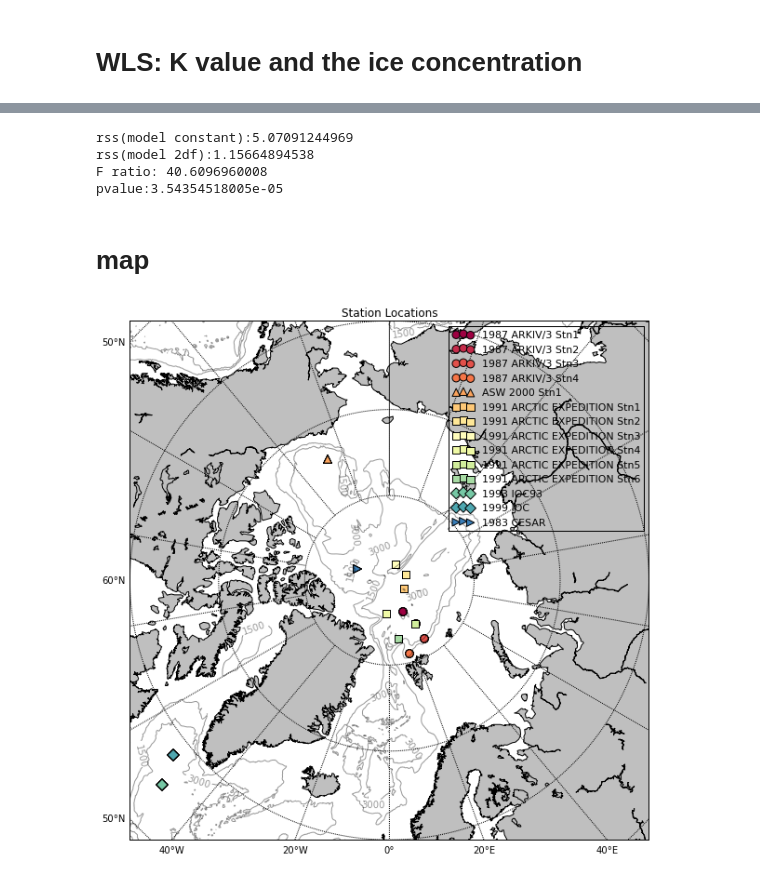
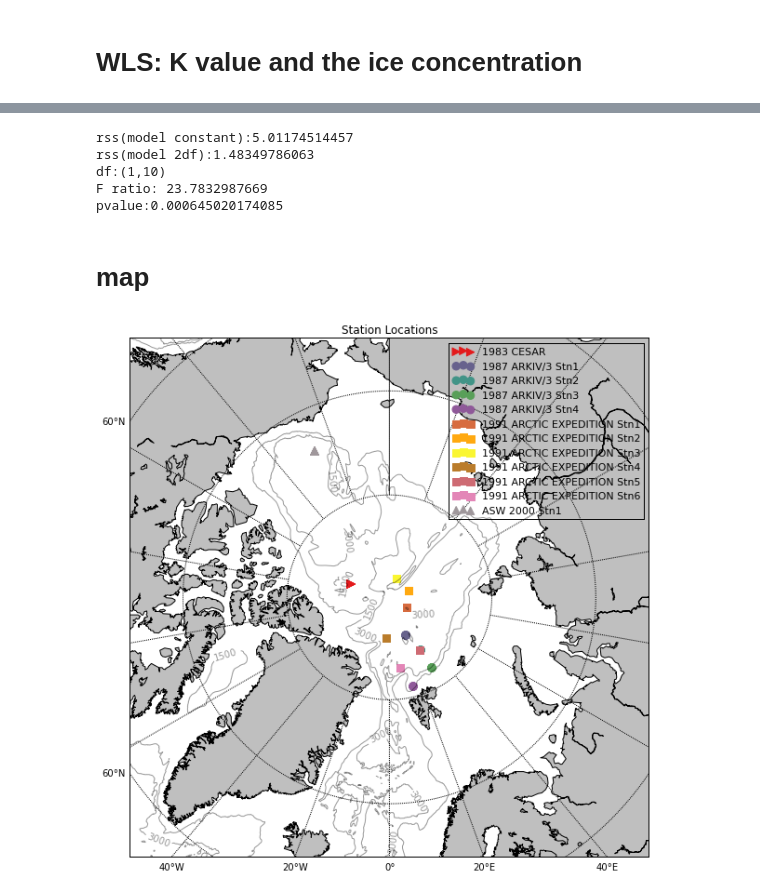
Before and after one commit to UBC-MOAD/analysis-cindy, a Jupyter notebook: notebooks/[parameterization]Version4_Th.ipynb, the cells around one changed output, grey strips where cells are left out. Saved outputs shown, nothing was run; the diff lists cells and outputs as text; code cells hidden in the pictures.

```diff
--- a/notebooks/[parameterization]Version4_Th.ipynb
+++ b/notebooks/[parameterization]Version4_Th.ipynb
@@ -30,6 +30,6 @@ found *.csv file:
 # %%
-file_num=14
-marker=['o','o','o','o','^','s','s','s','s','s','s','D','D','>']
+file_num=12
+marker=['>','o','o','o','o','s','s','s','s','s','s','^']
 
 WLS_err1=np.empty([file_num,1])
 WLS_coef1=np.empty([file_num,1])
@@ -130,9 +146,10 @@ sinking   :4.187428e+02,error:1.640850e+03
 #f_test
 p1 = 1
 p2 = 2
-n = file_num
-F = (sum(rss1) - sum(rss2))/(sum(rss2)) *(n*n-p2*n)/(p2*n-p1*n)
+n = 77
+F = (sum(rss1) - sum(rss2))/(sum(rss2)) *(n-p2*12)/(p2*10-p1*12)
 p = 1.0 - scist.cdf(F,p2-p1,n-p2)
+print ('df:(%s,%s)'%((p2-p1)*12,(n-p2*12)))
 print ('F ratio: %s'%F)
 print ('ftest:%s'%p)
 # %% [output]
@@ -233,7 +289,7 @@ i=np.empty([file_num,1])
 #for j in range(11):
 #    data=pd.read_csv(nc_filename[j])
 #    i[j,:]= data['ice'][0];
-i= np.array([96.4,95.2,91.2,88.8,97.2,98,98,97.6,97.6,95.6,95.2,0,0,97.2]) #'remember to add i'
+i= np.array([96.4,95.2,91.2,88.8,97.2,98,98,97.6,97.6,95.6,95.2,97.2]) #'remember to add i'
 #marker=      ['o','o','o','o',   '^','s','s','s','s','s', 's','D','D','>']
 
 err1=(WLS_err1/WLS_coef1)*1/WLS_coef1*0.0267
@@ -250,7 +306,7 @@ ax.plot(i, res_wls3.fittedvalues, '--.',color='grey')
 for j in range(file_num):
     data=pd.read_csv(nc_filename[j])
     name= data['name'][0];
-    errorbar(i[j],sinking_rate[j],yerr=err1[j],fmt=marker[j],markersize=10,c=cm.Spectral(j*18),label=name)
+    errorbar(i[j],sinking_rate[j],yerr=err1[j],fmt=marker[j],markersize=10,c=cm.Set1(j*23),label=name)
 
 ax.errorbar(i[-1],sinking_rate[-1], yerr=err1[-1], fmt='o',markersize=10,c='blue',label='previous model work')
 ax.legend(loc=0, fontsize=11)#,bbox_to_anchor=(1.45,1))
@@ -326,7 +384,7 @@ ax.plot(i, res_wls4.fittedvalues,  '--.',color='grey')
 for j in range(file_num):
     data=pd.read_csv(nc_filename[j])
     name= data['name'][0];
-    errorbar(i[j],Kvalue[j],yerr=err2[j],fmt=marker[j],markersize=10,c=cm.Spectral(j*18),label=name)
+    errorbar(i[j],Kvalue[j],yerr=err2[j],fmt=marker[j],markersize=10,c=cm.Set1(j*23),label=name)
 errorbar(i[-1],Kvalue[-1], yerr=err2[-1], fmt='o',markersize=10,c='blue',label='previous model work')
 ax.legend(loc=0,fontsize=11)
 plt.xlabel('Sea ice concentration (%)')
@@ -396,13 +454,15 @@ F = (rss2_sum - res_wls6.mse_resid)/(res_wls6.mse_resid) *(n-p2)/(p2-p1)
 p = 1.0 - scist.cdf(F,p2-p1,n-p2)
 print ('rss(model constant):%s'%rss2_sum)
 print ('rss(model 2df):%s'%res_wls6.mse_resid)
+print ('df:(%s,%s)'%((p2-p1),(n-p2)))
 print ('F ratio: %s'%F)
 print ('pvalue:%s'%p)
 # %% [output]
-rss(model constant):5.07091244969
-rss(model 2df):1.15664894538
-F ratio: 40.6096960008
-pvalue:3.54354518005e-05
+rss(model constant):5.01174514457
+rss(model 2df):1.48349786063
+df:(1,10)
+F ratio: 23.7832987669
+pvalue:0.000645020174085
 # %% [markdown]
 # map
 # %%
@@ -412,37 +472,37 @@ fig = plt.figure(figsize=(10,10))
 ax = fig.add_subplot()
 
 # create Basemap instance.
-m = Basemap(projection='npstere',boundinglat=60,lon_0=0,resolution='l')
+m = Basemap(projection='npstere',boundinglat=65,lon_0=0,resolution='l')
 m.drawcoastlines()
 m.fillcontinents(color = '0.75')
 m.drawparallels(np.arange(-80.,81.,10.),labels=[1, 0, 0, 0])
 m.drawmeridians(np.arange(-180.,181.,20.),labels=[0, 0, 0, 1])
 
 nc_filename=sorted(glob.glob('/ocean/xiaoxiny/research/findk/All_Arctic-data/WLS/Th/*.csv'))
 for j in range(file_num):
     data=pd.read_csv(nc_filename[j])
     lon = data['long.'];
     name= data['name'][0];
     lat = data['lat.'];
     x,y = m(lon.values,lat.values)
-    m.scatter(x,y,color=cm.Spectral(j*18),marker=marker[j],s=70,label=name,edgecolors='black')
+    m.scatter(x,y,color=cm.Set1(j*23),marker=marker[j],s=70,label=name)
 
 
 url = 'http://ferret.pmel.noaa.gov/thredds/dodsC/data/PMEL/etopo5.nc'
 etopodata = Dataset(url)
 topoin = -etopodata.variables['ROSE'][:]
 topoin_ma=np.ma.masked_where(topoin<=0,topoin)
 lons = etopodata.variables['ETOPO05_X'][:]
 lats = etopodata.variables['ETOPO05_Y'][:]
 gridx, gridy = np.meshgrid(lons, lats)
 xs,ys = m(gridx,gridy)
 
 m = m.contour(xs,ys,topoin_ma,linewidth=0.075,colors='black',alpha=0.4)
 plt.clabel(m, fontsize=10, inline=1,fmt = '%1.0f')
 
 plt.title("Station Locations")
 plt.legend(loc=1,fontsize=11)
 
 plt.show()
 # %% [output]
-[figure, old version]
+[figure, new version]
```
Also changed, not shown: parts of 11 cells of this notebook.
